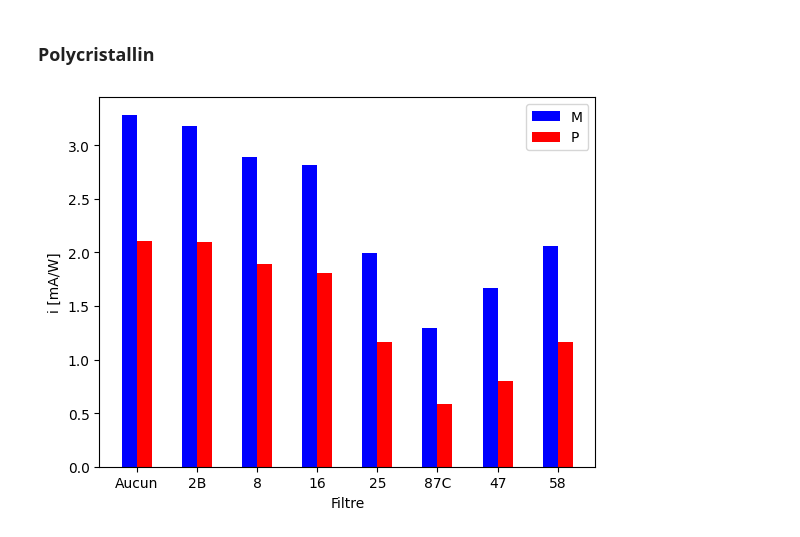
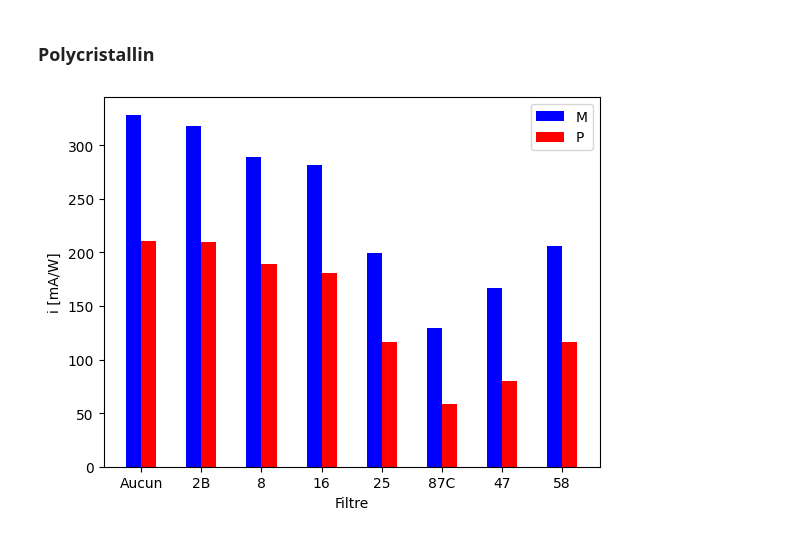
Before and after one commit to TomVdt/TPII-rapports, a Jupyter notebook: 01-J7-energie-solaire/analyse/exp4.ipynb, the cells around one changed output. Drawn from its saved outputs; the diff is of its cells as text; code cells hidden in the pictures.

```diff
--- a/01-J7-energie-solaire/analyse/exp4.ipynb
+++ b/01-J7-energie-solaire/analyse/exp4.ipynb
@@ -65,23 +65,23 @@ tikz.save("../plots/Igamma(filtre),A.tikz")
 # %%
 x = np.arange(len(igamma["Filtre"]))
 
 igamma = pd.read_csv("../data/Igamma(filtre),monocristallin,d=42cm.csv", delimiter=", ")
 
 # i = Igamma / Pgamma
-i = igamma["Igamma [mA]"] / pgamma["Pgamma [W/m^2]"]
+i = igamma["Igamma [mA]"] / pgamma["Pgamma [W/m^2]"] * 100
 
 plt.bar(x, i, capsize=10, width=barwidth, color=colors["M"], label="M")
 
 # i = Igamma / Pgamma
 igamma = pd.read_csv("../data/Igamma(filtre),polycristallin,d=42cm.csv", delimiter=", ")
-i = igamma["Igamma [mA]"] / pgamma["Pgamma [W/m^2]"]
+i = igamma["Igamma [mA]"] / pgamma["Pgamma [W/m^2]"] * 100
 
 plt.bar(x + barwidth, i, capsize=10, width=barwidth, color=colors["P"], label="P")
 
 plt.legend()
 plt.xticks(x + barwidth/2, igamma["Filtre"])
 plt.xlabel("Filtre")
 plt.ylabel("i [mA/W]")
 tikz.save("../plots/Igamma(filtre),MP.tikz")
 # %% [output]
-[figure, old version]
+[figure, new version]
```
Also changed, not shown: parts of 2 cells of this notebook, 5 other files.
